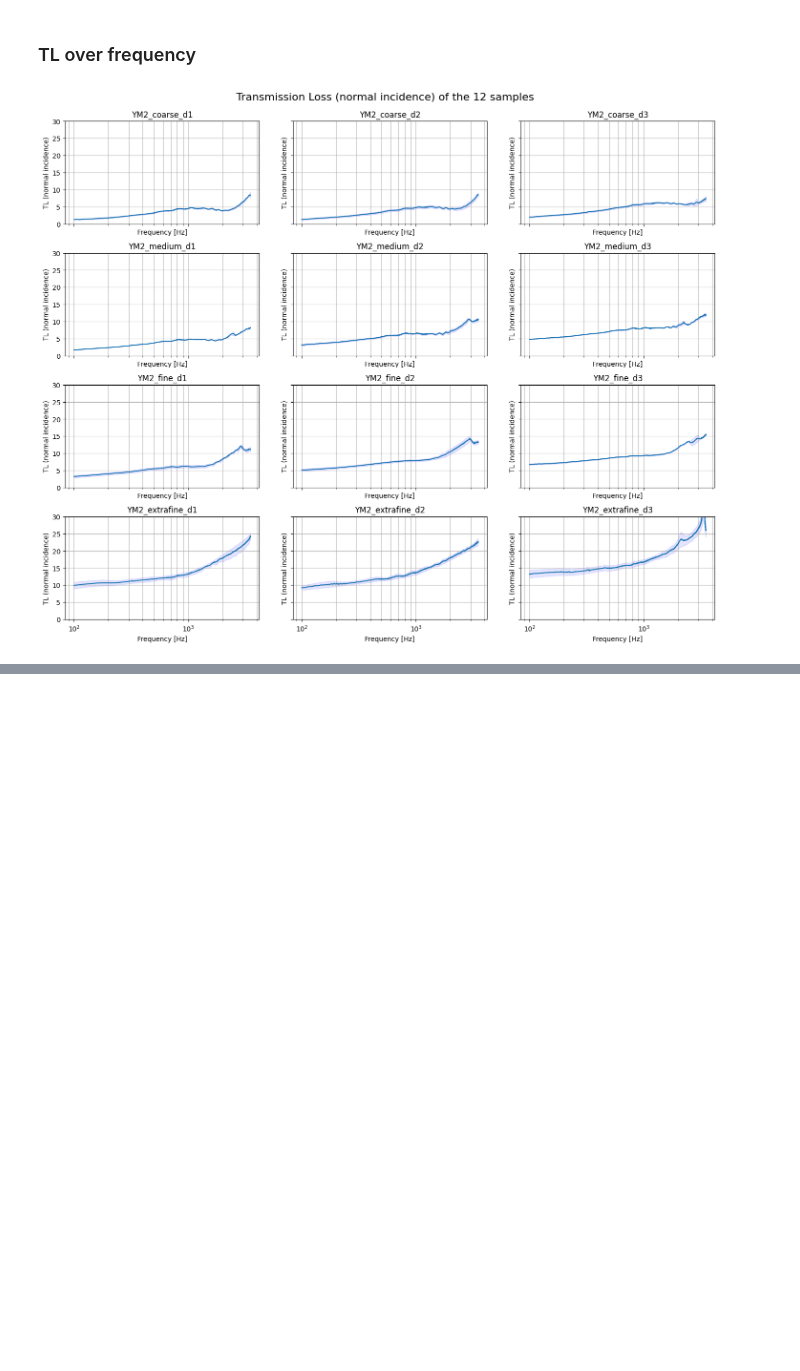
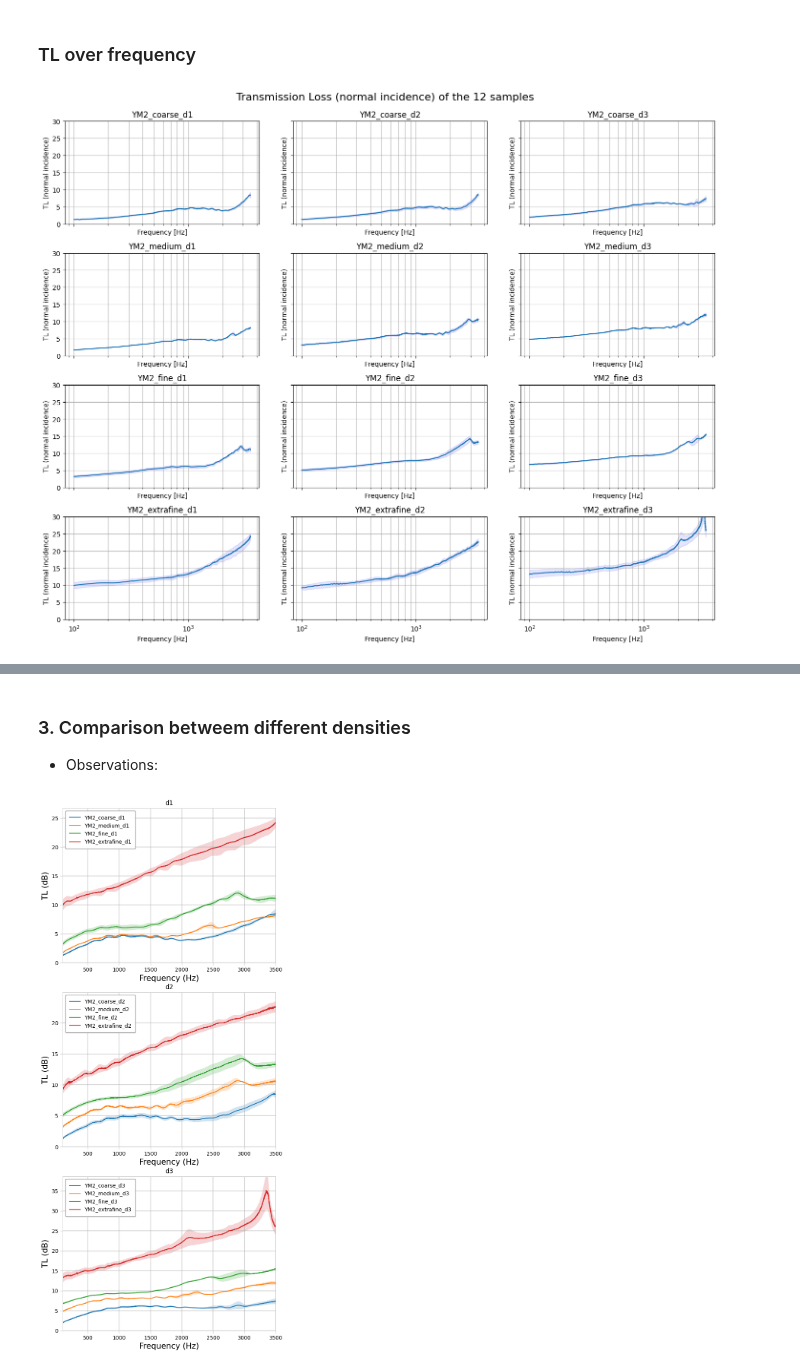
Before and after one commit to joaquinaicrag/UNIBS, a Jupyter notebook: Paper1-YMporousmat/newSamples_journal/YM2_mediciones/YM2_postpro_tl.ipynb, the cells around one changed output, grey strips where cells are left out. Drawn from its saved outputs; the diff is of its cells as text; code cells hidden in the pictures; blank space fills up the shorter version.

```diff
--- a/Paper1-YMporousmat/newSamples_journal/YM2_mediciones/YM2_postpro_tl.ipynb
+++ b/Paper1-YMporousmat/newSamples_journal/YM2_mediciones/YM2_postpro_tl.ipynb
@@ -100,0 +149,50 @@ plt.show()
+# %% [markdown]
+### 3. Comparison betweem different densities
+
+- Observations:
+# %%
+fig, ax = plt.subplots(3, 1, figsize=(7,15))
+fig.tight_layout(pad=3.5)
+
+#Select data grouped by density
+group_by = ['d1','d2','d3']
+
+for i, g in enumerate(group_by):
+    dens_df = samples_abs_df[samples_abs_df['density']==g]
+
+    for j in range(dens_df.index.size):
+        label = dens_df.index[j]
+        alpha_avg = np.array(dens_df['tl_avg'].iloc[j])
+        alpha_std = np.array(dens_df['tl_std'].iloc[j])
+
+        fd = [f*dens_df['thickness'].iloc[j] for f in (freq)]
+
+        ax[i].plot(freq, alpha_avg, label=label)
+        ax[i].fill_between(freq, (alpha_avg - alpha_std), ((alpha_avg + alpha_std)),  alpha=.2)
+
+        #ax[i].semilogx(freq, dens_df['abs_avg'].iloc[j][0], label=label)
+        #ax[i].fill_between(freq, (alpha_avg - alpha_std), ((alpha_avg + alpha_std)),  alpha=.2)
+
+        ax[i].set_title(g)
+        ax[i].set_xlabel('Frequency (Hz)', fontsize=fontsize)
+        ax[i].set_ylabel('TL (dB)', fontsize=fontsize)
+        ax[i].set_ylim([0, np.max(alpha_avg) + 0.1*np.max(alpha_avg)])
+        ax[i].set_xlim([100, 3500])
+        ax[i].legend(handlelength=2,         # Length of the lines (handles) in legend
+                    borderpad=0.8,          # Padding around the legend)
+                    framealpha=0.99,         # Slightly transparent
+                    facecolor='white',      # White background for legend
+                    edgecolor='grey',       # Grey border around legend
+                    fontsize=10,      # Title font size
+        )
+
+        ax[i].grid(linewidth=1, which='minor', linestyle='-', alpha=.5)
+        ax[i].grid(linewidth=1.5, which='major', alpha=.5)
+        ax[i].tick_params(axis ='both', length=5, width=1, color='lightgray')
+        for spine in ax[i].spines.values():
+            spine.set_color('lightgrey')  # Change spine color to light grey
+        #fig.suptitle('Grouped by density', fontsize=20)
+#fig.subplots_adjust(top=0.93)
+plt.show()
+# %% [output]
+[figure, added]
```
Also changed, not shown: parts of 3 cells of this notebook, 2 other files.
